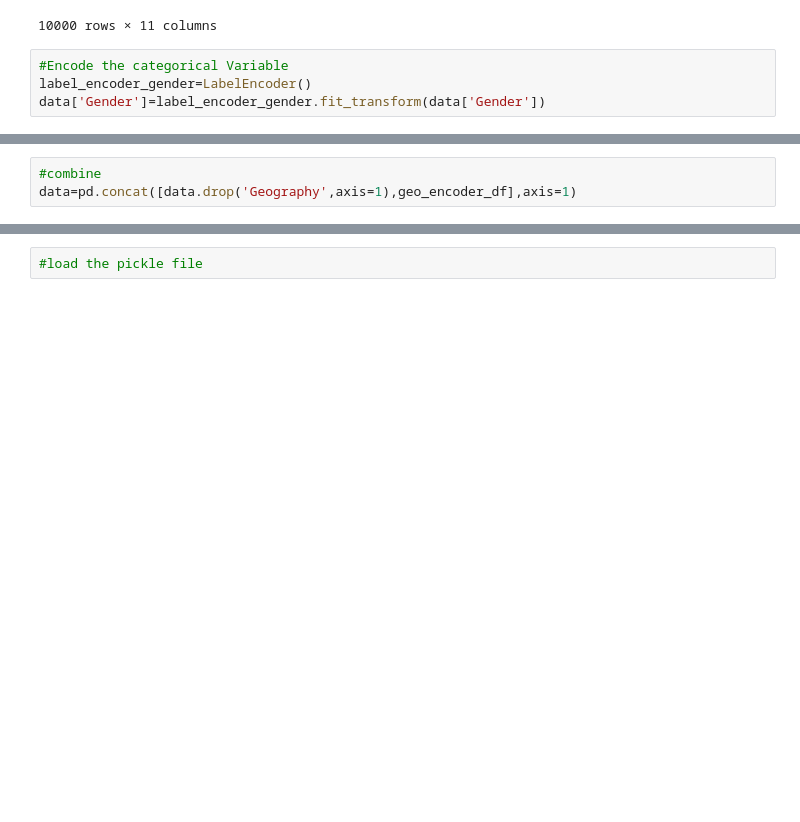
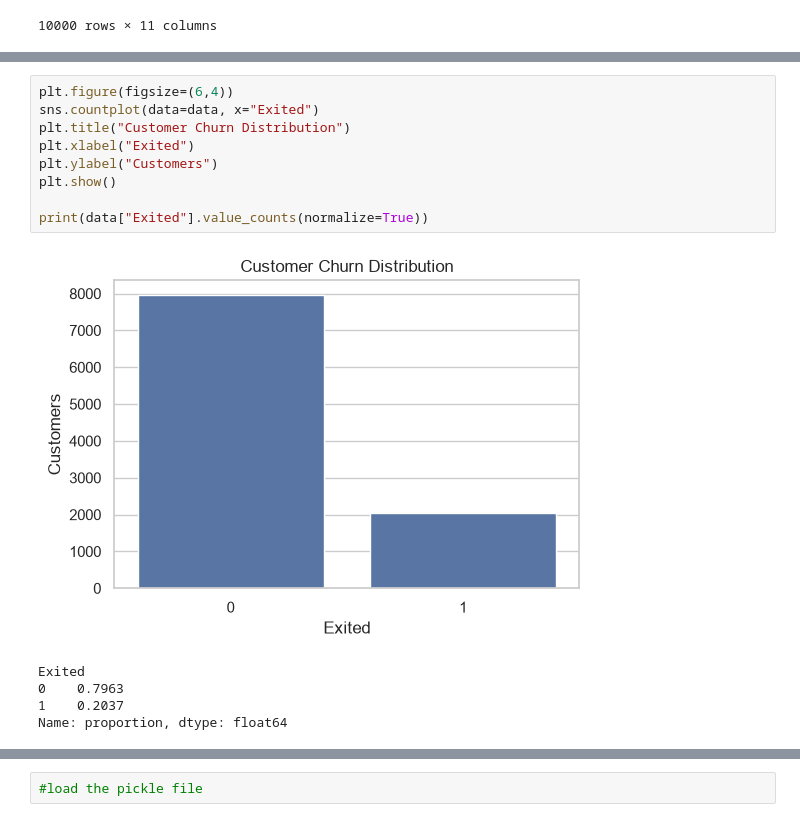
Before and after one commit to Vaibhav5854/Customer-Churn, a Jupyter notebook: experiments.ipynb, the cells around one changed output, grey strips where cells are left out. Cells and saved outputs as stored; diff of their text form; blank space fills up the shorter version.

```diff
--- a/experiments.ipynb
+++ b/experiments.ipynb
@@ -48,7 +109,3 @@ data
 | 9998 | 772 | Germany | Male | 42 | 3 | 75075.31 | 2 | 1 | 0 | ... |
 | 9999 | 792 | France | Female | 28 | 4 | 130142.79 | 1 | 1 | 0 | ... |
 10000 rows × 11 columns
-# %%
-#Encode the categorical Variable
-label_encoder_gender=LabelEncoder()
-data['Gender']=label_encoder_gender.fit_transform(data['Gender'])
@@ -124,3 +111,0 @@ geo_encoder_df
-# %%
-#combine
-data=pd.concat([data.drop('Geography',axis=1),geo_encoder_df],axis=1)
@@ -323,0 +162,15 @@ model.save('model.h5')
+# %%
+plt.figure(figsize=(6,4))
+sns.countplot(data=data, x="Exited")
+plt.title("Customer Churn Distribution")
+plt.xlabel("Exited")
+plt.ylabel("Customers")
+plt.show()
+
+print(data["Exited"].value_counts(normalize=True))
+# %% [output]
+[figure, added]
+Exited
+0    0.7963
+1    0.2037
+Name: proportion, dtype: float64
```
Also changed, not shown: parts of 83 cells of this notebook, 17 other files.
